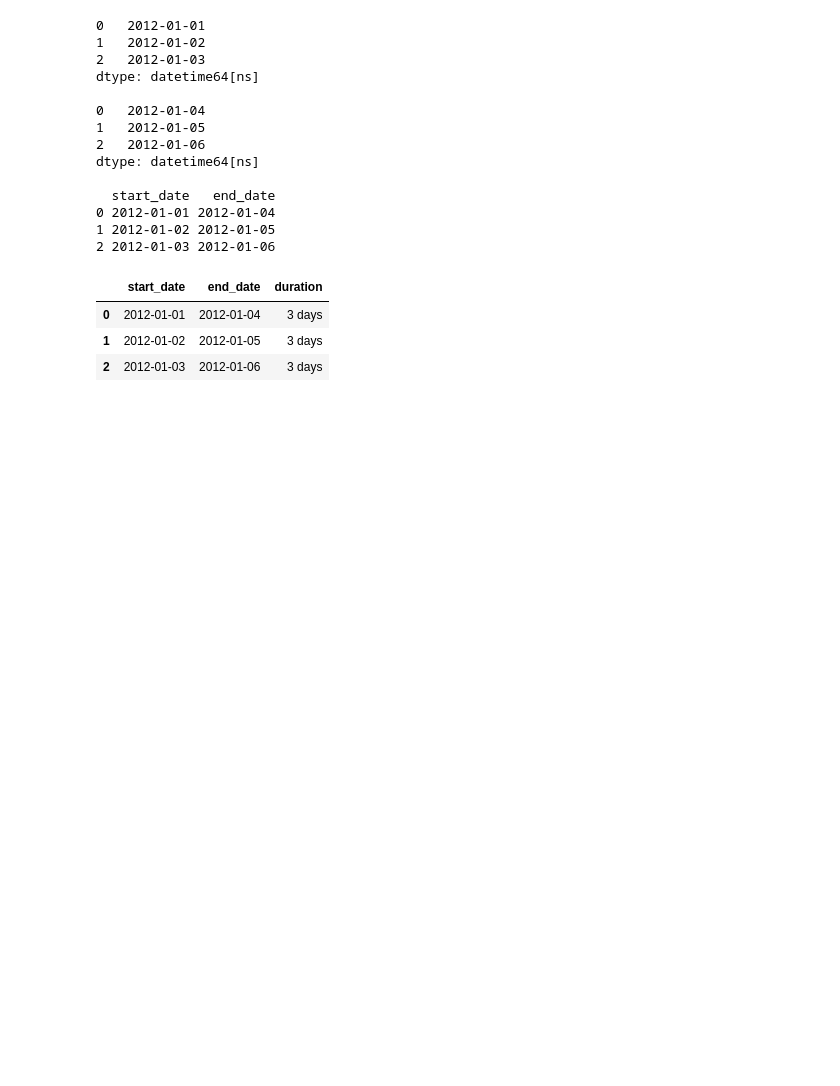
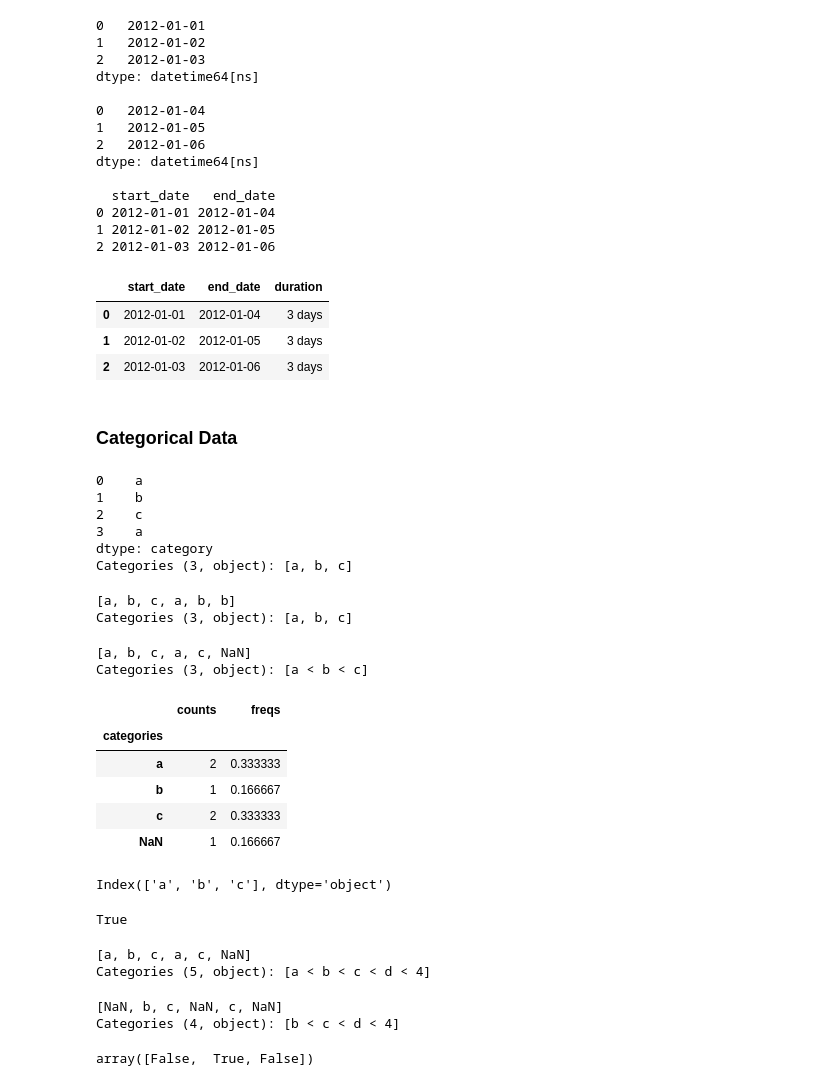
Before and after one commit to mga321/tutorialspoint_notebooks, a Jupyter notebook: pandas.ipynb, the cells around one changed output. Cells and saved outputs as stored; diff of their text form; code cells hidden in the pictures; blank space fills up the shorter version.

Commit message:
Categorical data

```diff
--- a/pandas.ipynb
+++ b/pandas.ipynb
@@ -1967,3 +1967,72 @@ dtype: datetime64[ns]
 | 0 | 2012-01-01 | 2012-01-04 | 3 days |
 | 1 | 2012-01-02 | 2012-01-05 | 3 days |
 | 2 | 2012-01-03 | 2012-01-06 | 3 days |
+# %% [markdown]
+### Categorical Data
+# %%
+# Example 1: Create a Series of categorical values
+series_3 = pd.Series(['a', 'b', 'c', 'a'], dtype='category')
+series_3
+# %% [output]
+0    a
+1    b
+2    c
+3    a
+dtype: category
+Categories (3, object): [a, b, c]
+# %%
+# Example 2: Create a Series of categorical values using a built in function
+pd.Categorical(['a', 'b', 'c', 'a', 'b', 'b'])
+# %% [output]
+[a, b, c, a, b, b]
+Categories (3, object): [a, b, c]
+# %%
+# Example 3: Create a Series of categorical variables and specify the categories and order
+pd.Categorical(['a', 'b', 'c', 'a', 'c', 'd'], ['a', 'b', 'c'], ordered=True)  # Values not in the list of categories return NaN
+# %% [output]
+[a, b, c, a, c, NaN]
+Categories (3, object): [a < b < c]
+# %%
+# Example 4: Return descriptive statistics regarding categorical columns
+series_4 = pd.Categorical(['a', 'b', 'c', 'a', 'c', 'd'], ['a', 'b', 'c'], ordered=True)
+
+series_4.describe()
+# %% [output]
+|  | counts | freqs |
+| categories |  |  |
+| a | 2 | 0.333333 |
+| b | 1 | 0.166667 |
+| c | 2 | 0.333333 |
+| NaN | 1 | 0.166667 |
+# %%
+# Example 5: Return the categories of the object
+series_4.categories
+# %% [output]
+Index(['a', 'b', 'c'], dtype='object')
+# %%
+# Example 6: Check if the categories are ordered or not ordered
+series_4.ordered
+# %% [output]
+True
+# %%
+# Example 7: Append new categories
+series_4 = series_4.add_categories([4])
+series_4
+# %% [output]
+[a, b, c, a, c, NaN]
+Categories (5, object): [a < b < c < d < 4]
+# %%
+# Example 8: Removing categories
+series_4 = series_4.remove_categories('a')
+series_4
+# %% [output]
+[NaN, b, c, NaN, c, NaN]
+Categories (4, object): [b < c < d < 4]
+# %%
+# Example 9: Comparisons of categorical data
+cat_1 = pd.Categorical([1, 3, 3], categories=[1, 2, 3], ordered=True)
+cat_2 = pd.Categorical([2, 2, 3], categories=[1, 2, 3], ordered=True)
+
+cat_1 > cat_2
+# %% [output]
+array([False,  True, False])
```
